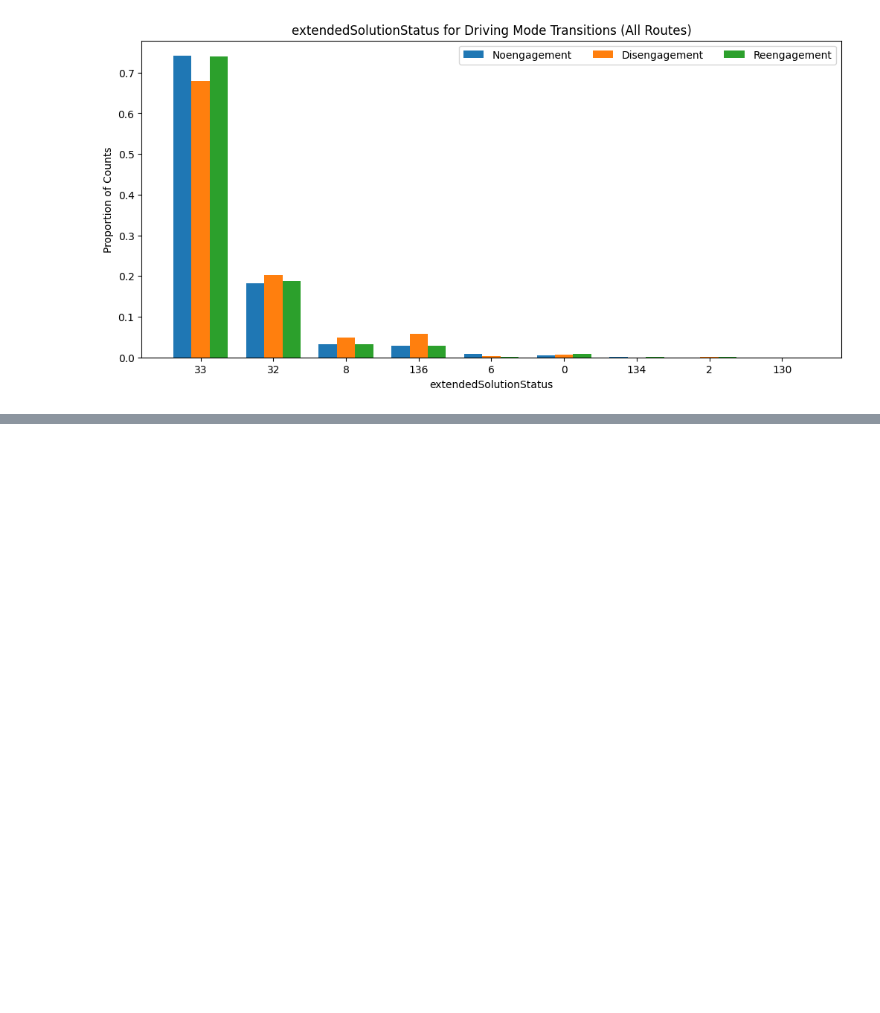
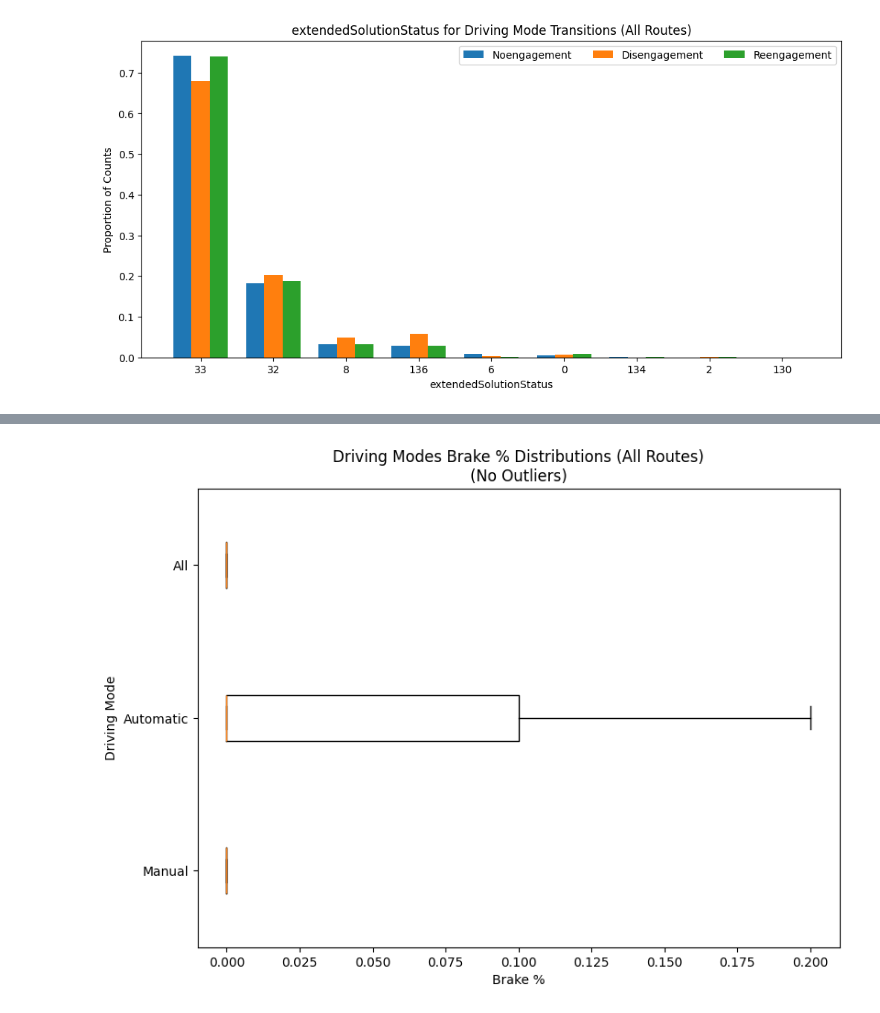
Before and after one commit to vHepp/TDMprivate, a Jupyter notebook: code/Unfinished Code/CorrelationPlots.ipynb, the cells around one changed output, grey strips where cells are left out. Saved outputs shown, nothing was run; the diff lists cells and outputs as text; code cells hidden in the pictures; blank space fills up the shorter version.

```diff
--- a/code/Unfinished Code/CorrelationPlots.ipynb
+++ b/code/Unfinished Code/CorrelationPlots.ipynb
@@ -383,0 +466,21 @@ plt.show()
+# %%
+fig = plt.figure( figsize = ( 7, 5 ) )
+
+ax = fig.add_axes( [ 0, 0, 1, 1 ] )
+
+data_arrays = [ all_routes_brakePercentage_array, all_routes_auto_brakePercentage_array, all_routes_manual_brakePercentage_array ]\
+              [ : : -1 ]
+
+data_array_labels = [ 'All', 'Automatic', 'Manual' ][ : : -1 ]
+
+bp = ax.boxplot( data_arrays, tick_labels = data_array_labels, sym = '', vert = False )
+
+ax.set_ylabel( 'Driving Mode' )
+
+ax.set_xlabel( 'Brake %' )
+
+ax.set_title( 'Driving Modes Brake % Distributions (All Routes)\n(No Outliers)' )
+
+plt.show()
+# %% [output]
+[figure, added]
```
Also changed, not shown: parts of 26 cells of this notebook, 7 other files.
